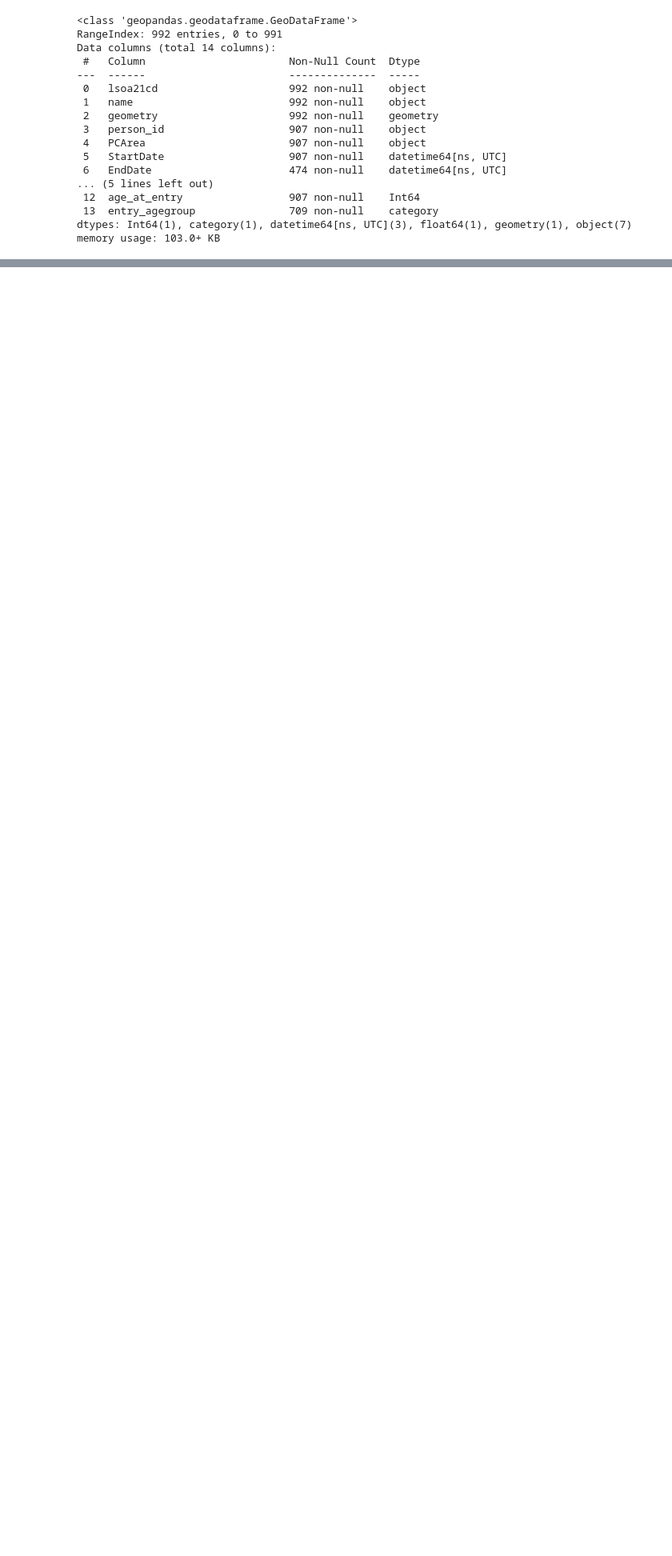
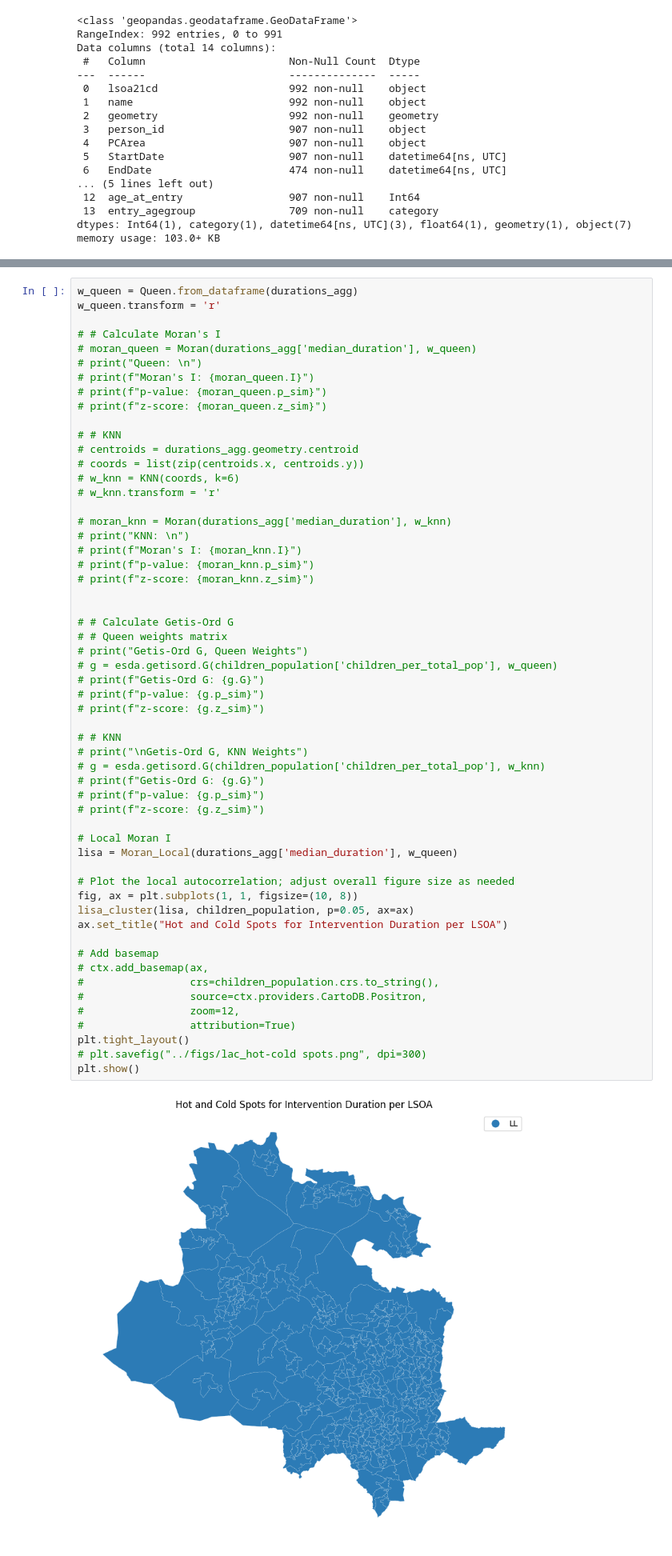
Before and after one commit to ConnectedBradford/CB_2649, a Jupyter notebook: notebooks/lac_lsoa_analysis.ipynb, the cells around one changed output, grey strips where cells are left out. Shown at 80% size. Saved outputs shown, nothing was run; the diff lists cells and outputs as text; blank space fills up the shorter version.

Commit message:
continous lsoa development

```diff
--- a/notebooks/lac_lsoa_analysis.ipynb
+++ b/notebooks/lac_lsoa_analysis.ipynb
@@ -1005,3 +868,61 @@ print(f"P-value: {moran.p_sim:.3f}")
+# %%
+w_queen = Queen.from_dataframe(durations_agg)
+w_queen.transform = 'r'
+
+# # Calculate Moran's I
+# moran_queen = Moran(durations_agg['median_duration'], w_queen)
+# print("Queen: \n")
+# print(f"Moran's I: {moran_queen.I}")
+# print(f"p-value: {moran_queen.p_sim}")
+# print(f"z-score: {moran_queen.z_sim}")
+
+# # KNN
+# centroids = durations_agg.geometry.centroid
+# coords = list(zip(centroids.x, centroids.y))
+# w_knn = KNN(coords, k=6)
+# w_knn.transform = 'r'
+
+# moran_knn = Moran(durations_agg['median_duration'], w_knn)
+# print("KNN: \n")
+# print(f"Moran's I: {moran_knn.I}")
+# print(f"p-value: {moran_knn.p_sim}")
+# print(f"z-score: {moran_knn.z_sim}")
+
+
+# # Calculate Getis-Ord G
+# # Queen weights matrix
+# print("Getis-Ord G, Queen Weights")
+# g = esda.getisord.G(children_population['children_per_total_pop'], w_queen)
+# print(f"Getis-Ord G: {g.G}")
+# print(f"p-value: {g.p_sim}")
+# print(f"z-score: {g.z_sim}")
+
+# # KNN
+# print("\nGetis-Ord G, KNN Weights")
+# g = esda.getisord.G(children_population['children_per_total_pop'], w_knn)
+# print(f"Getis-Ord G: {g.G}")
+# print(f"p-value: {g.p_sim}")
+# print(f"z-score: {g.z_sim}")
+
+# Local Moran I
+lisa = Moran_Local(durations_agg['median_duration'], w_queen)
+
+# Plot the local autocorrelation; adjust overall figure size as needed
+fig, ax = plt.subplots(1, 1, figsize=(10, 8))
+lisa_cluster(lisa, children_population, p=0.05, ax=ax)
+ax.set_title("Hot and Cold Spots for Intervention Duration per LSOA")
+
+# Add basemap
+# ctx.add_basemap(ax,
+#                 crs=children_population.crs.to_string(),
+#                 source=ctx.providers.CartoDB.Positron,
+#                 zoom=12,
+#                 attribution=True)
+plt.tight_layout()
+# plt.savefig("../figs/lac_hot-cold spots.png", dpi=300)
+plt.show()
+# %% [output]
+[figure, added]
 # %% [markdown]
 ________________
 The very close to 0 Moran's I value indicates no significant spatial autocorrelation. This means spatial distirbution of intervention durations is random.
```
Also changed, not shown: parts of 28 cells of this notebook.
